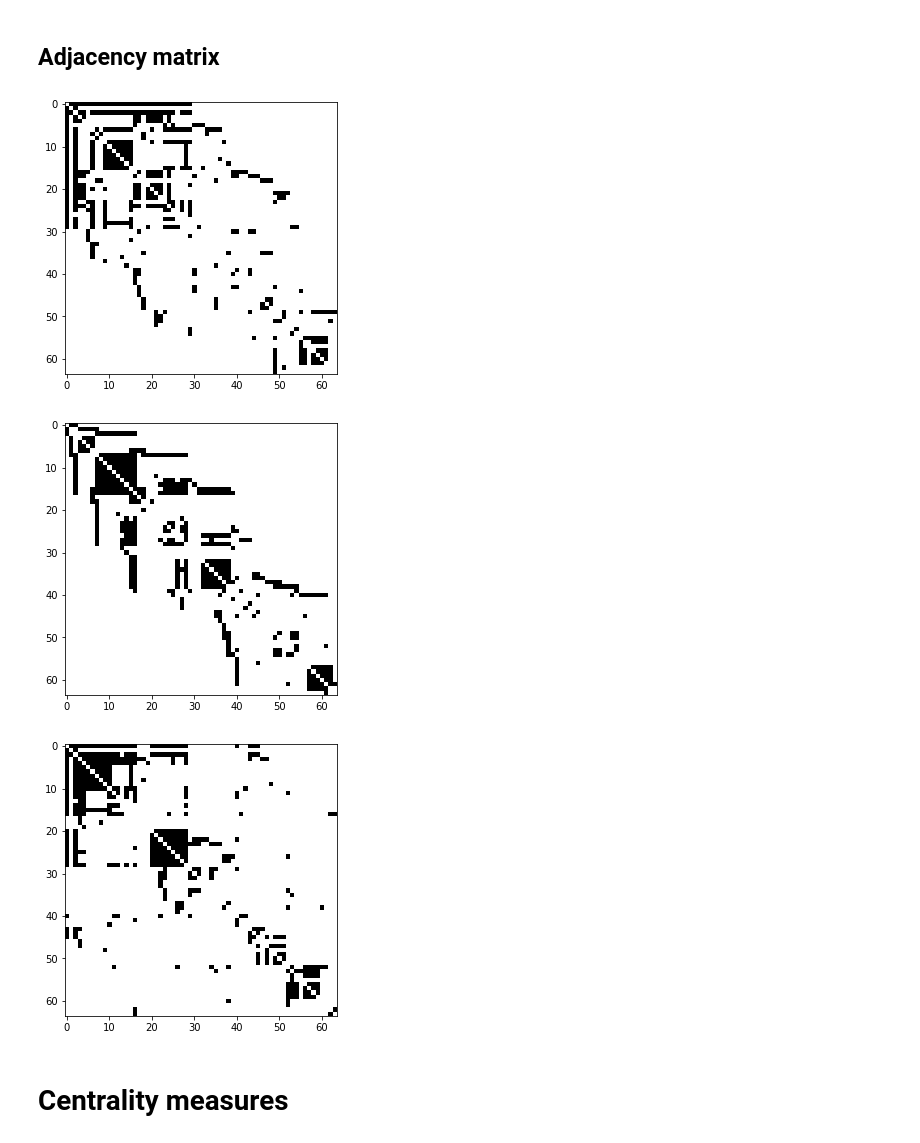
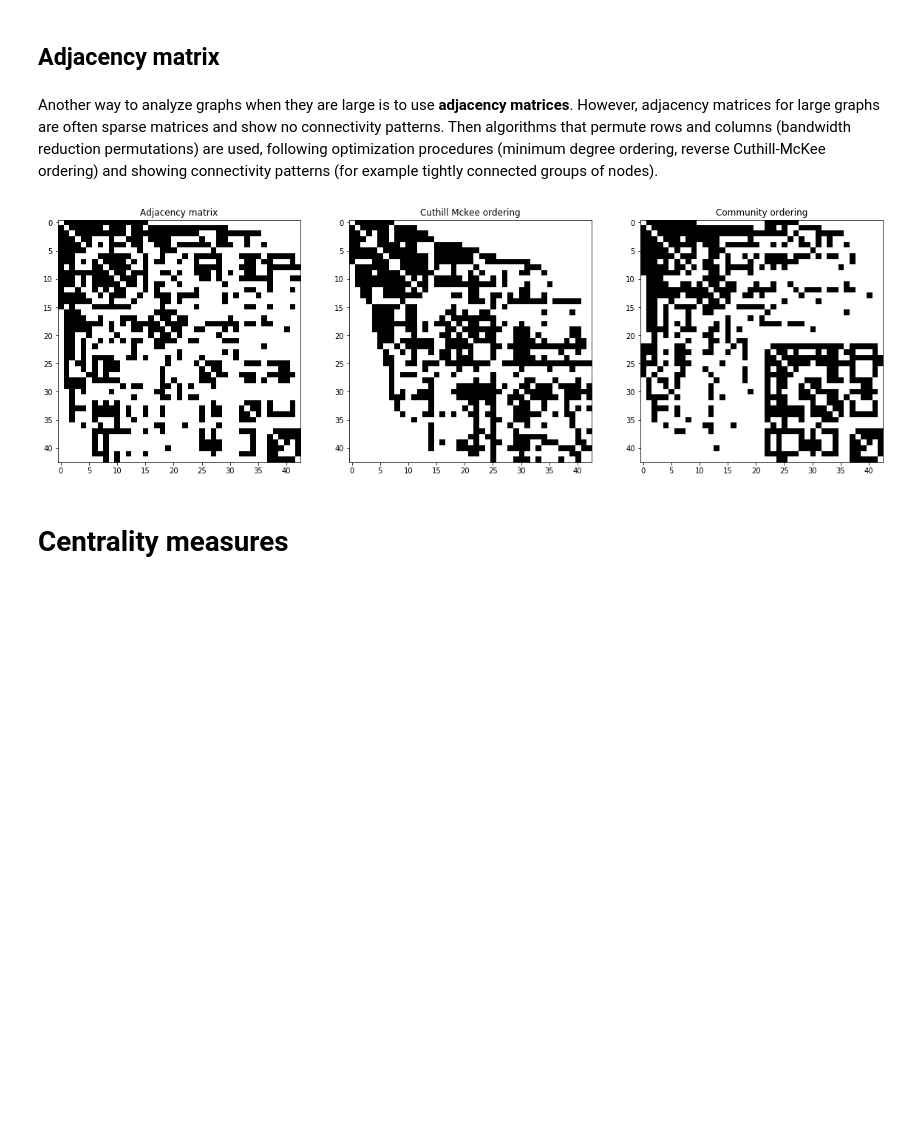
Before and after one commit to gregorioghidoli/netviz, a Jupyter notebook: SNA.ipynb, the cells around one changed output. Drawn from its saved outputs; the diff is of its cells as text; code cells hidden in the pictures; blank space fills up the shorter version.

```diff
--- a/SNA.ipynb
+++ b/SNA.ipynb
@@ -264,33 +266,49 @@ h.draw()
 [figure]
 # %% [markdown]
 <h2>Adjacency matrix</h2>
+# %% [markdown]
+Another way to analyze graphs when they are large is to use <b>adjacency matrices</b>. However, adjacency matrices for large graphs are often sparse matrices and show no connectivity patterns. Then algorithms that permute rows and columns (bandwidth reduction permutations) are used, following optimization procedures (minimum degree ordering, reverse Cuthill-McKee ordering) and showing connectivity patterns (for example tightly connected groups of nodes).
 # %%
 from networkx.utils import cuthill_mckee_ordering
-from matplotlib import patches
+from collections import defaultdict
 
-def draw_adjacency_matrix(G, node_order=None, partitions=[], colors=[]):
+def draw_adjacency_matrix(G, node_order=None, partitions=[]):
     adjacency_matrix = nx.to_numpy_matrix(G, dtype=np.bool, nodelist=node_order)
-    fig = plt.figure(figsize=(5,5))
-    plt.imshow(adjacency_matrix, cmap="Greys", interpolation="none")
+    plt.imshow(adjacency_matrix, cmap="Greys")
 
+G = load_windsurfer()
+
+plt.figure(figsize=(20, 10))
+
+plt.subplot(1, 3, 1)
+draw_adjacency_matrix(G)
+plt.title("Adjacency matrix")
+
+plt.subplot(1, 3, 2)
 rcm = list(cuthill_mckee_ordering(G))
+draw_adjacency_matrix(G, node_order=rcm)
+plt.title("Cuthill Mckee ordering")
 
-from collections import defaultdict
-# Convert community assignmet dict into list of communities
-louvain_comms = defaultdict(list)
-for node_index, comm_id in partition.items():
-    louvain_comms[comm_id].append(node_index)
-louvain_comms = louvain_comms.values()
+plt.subplot(1, 3, 3)
 
-nodes_louvain_ordered = [node for comm in louvain_comms for node in comm]
+#louvain algorithm
+partition = community.best_partition(G)
+for n in G.nodes():
+    G.nodes[n]['group'] =  partition[n]
 
-draw_adjacency_matrix(G)
-draw_adjacency_matrix(G, node_order=rcm)
-draw_adjacency_matrix(G, nodes_louvain_ordered, [louvain_comms], ["blue"])
+communities = defaultdict(list)
+for n_index, comm_id in partition.items():
+    communities[comm_id].append(n_index)
+communities = communities.values()
+
+nodes_comm_ordered = [node for comm in communities for node in comm]
+
+draw_adjacency_matrix(G, nodes_comm_ordered, [communities])
+plt.title("Community ordering")
+
+plt.show()
 # %% [output]
-[figure, old version]
+[figure, new version]
-[figure, removed]
-[figure, removed]
 # %% [markdown]
 <h1>Centrality measures</h1>
 # %% [markdown]
```
Also changed, not shown: parts of 6 cells of this notebook.
